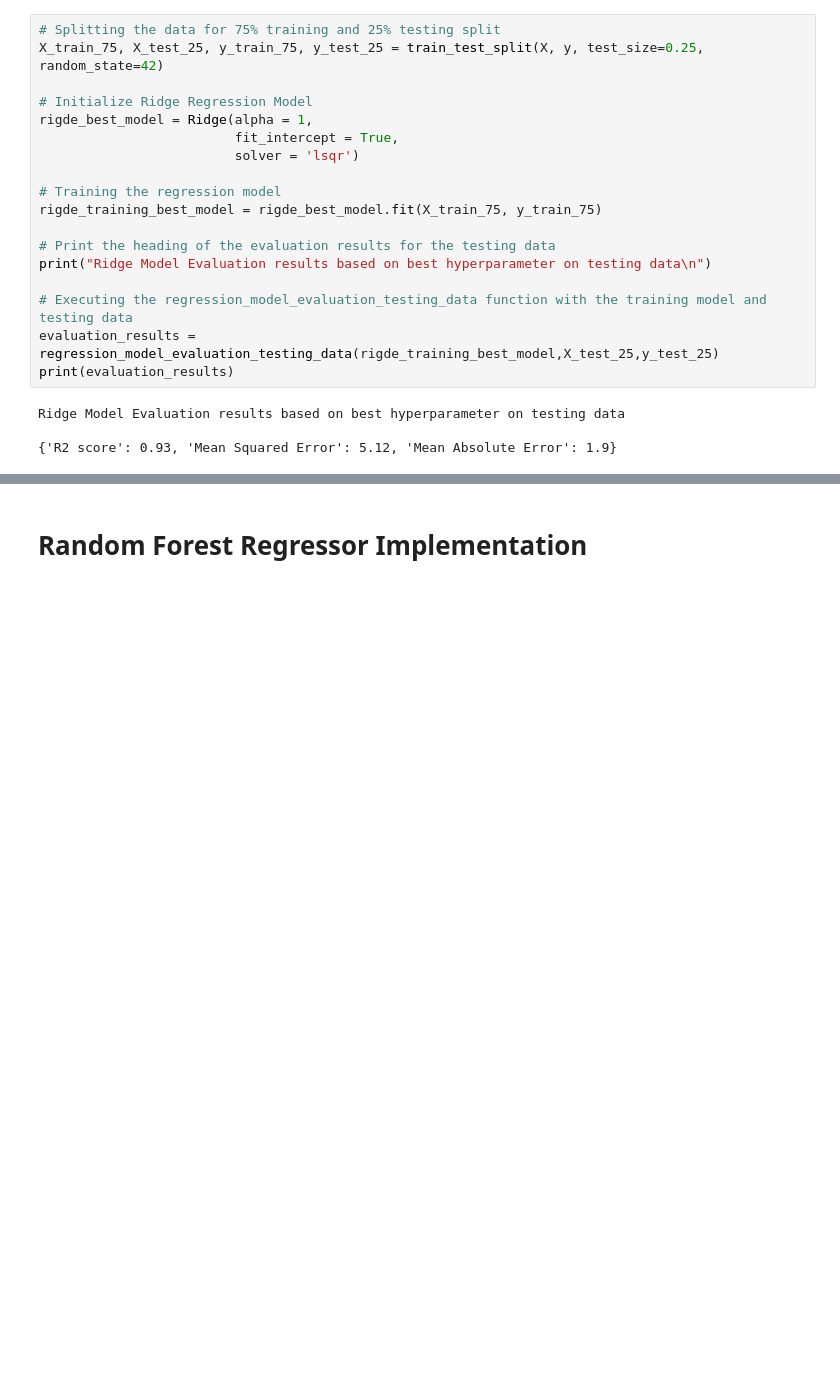
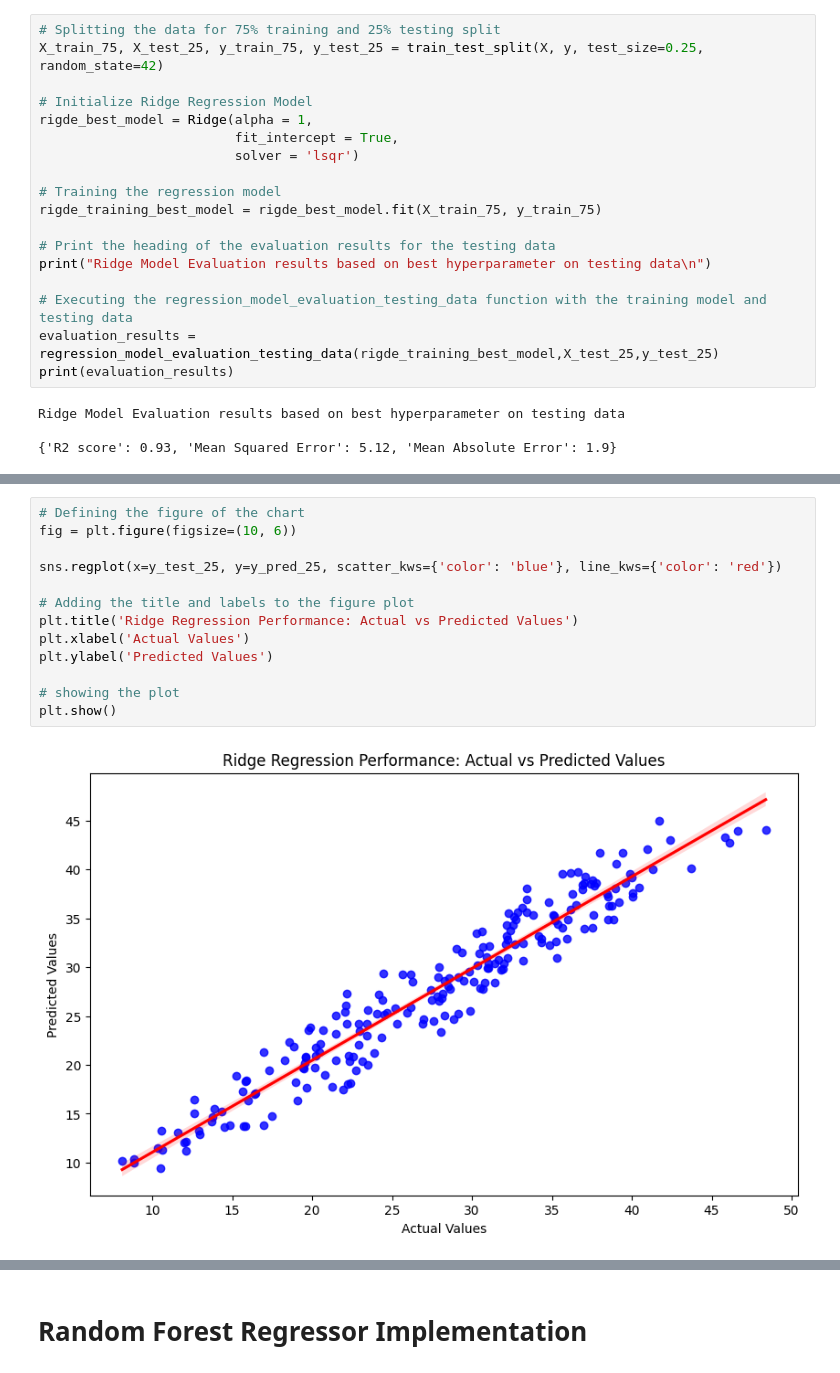
Before and after one commit to OnionKnightN/dynamic-pricing-regression-model, a Jupyter notebook: Hdip_Hoai_Nhan_Nguyen_2024.ipynb, the cells around one changed output, grey strips where cells are left out. Saved outputs shown, nothing was run; the diff lists cells and outputs as text; blank space fills up the shorter version.

```diff
--- a/Hdip_Hoai_Nhan_Nguyen_2024.ipynb
+++ b/Hdip_Hoai_Nhan_Nguyen_2024.ipynb
@@ -922,0 +985,15 @@ Ridge Model Evaluation results based on best hyperparameter on testing data
+# %%
+# Defining the figure of the chart
+fig = plt.figure(figsize=(10, 6))
+
+sns.regplot(x=y_test_25, y=y_pred_25, scatter_kws={'color': 'blue'}, line_kws={'color': 'red'})
+
+# Adding the title and labels to the figure plot
+plt.title('Ridge Regression Performance: Actual vs Predicted Values')
+plt.xlabel('Actual Values')
+plt.ylabel('Predicted Values')
+
+# showing the plot
+plt.show()
+# %% [output]
+[figure, added]
```
Also changed, not shown: parts of 18 cells of this notebook.
